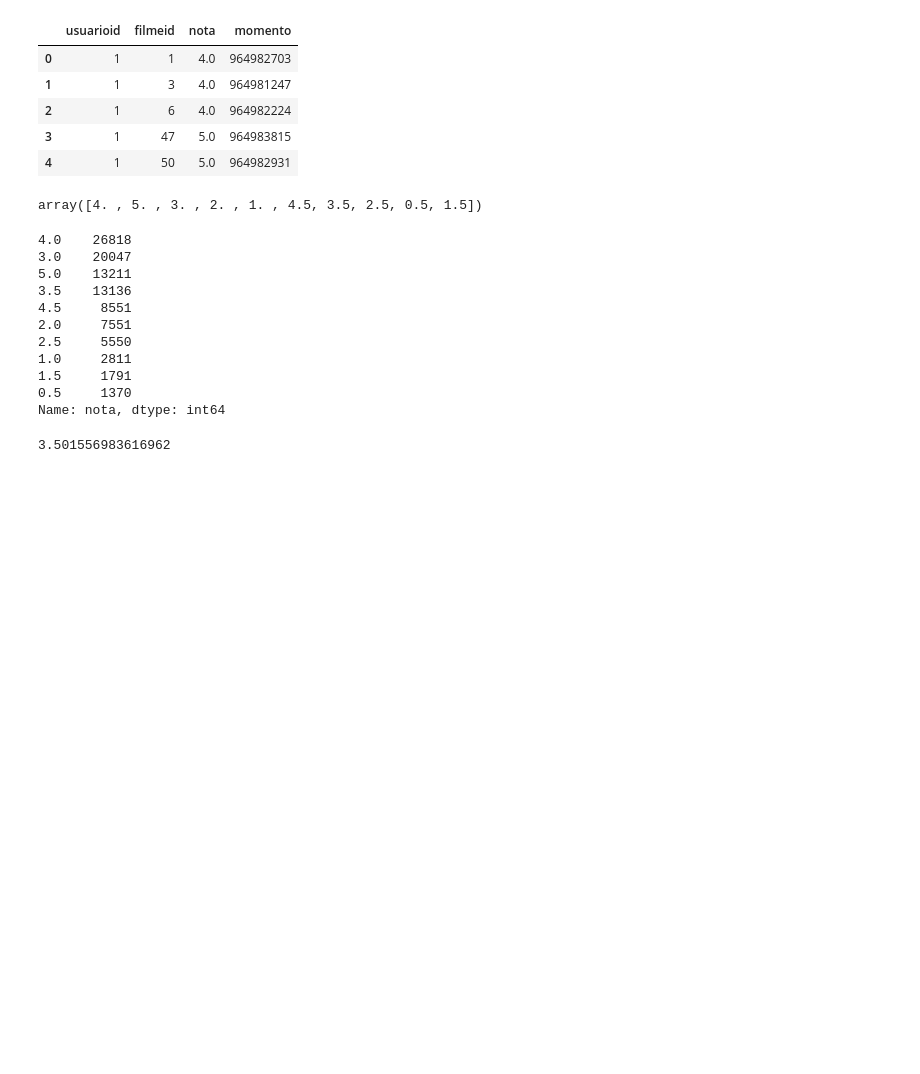
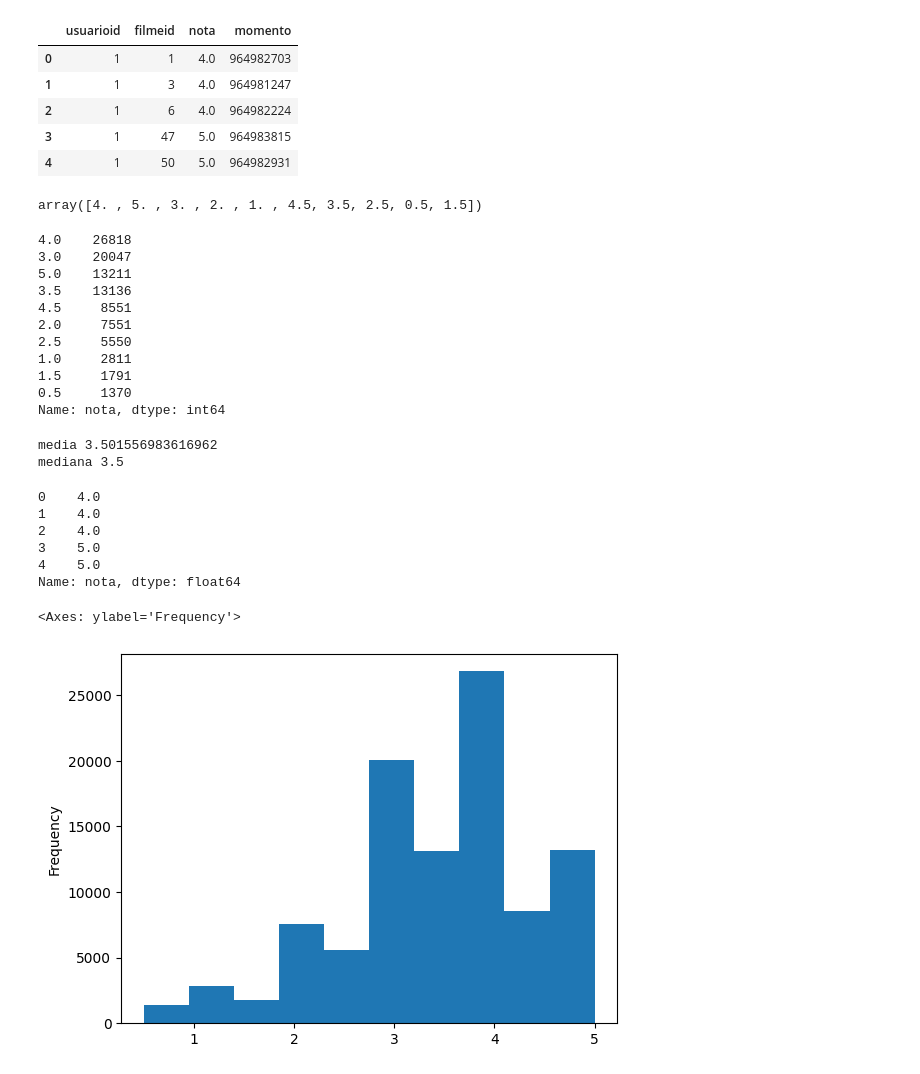
Before and after one commit to LRFNDS/iniciando-em-data-science, a Jupyter notebook: introdução_a_Data_Science_ok.ipynb, the cells around one changed output. Drawn from its saved outputs; the diff is of its cells as text; code cells hidden in the pictures; blank space fills up the shorter version.

```diff
--- a/introdução_a_Data_Science_ok.ipynb
+++ b/introdução_a_Data_Science_ok.ipynb
@@ -45,7 +45,23 @@ notas['nota'].value_counts()
 1.5     1791
 0.5     1370
 Name: nota, dtype: int64
+# %%
+print("media",notas['nota'].mean())
+print("mediana",notas['nota'].median())
+# %% [output]
+media 3.501556983616962
+mediana 3.5
 # %%
-notas['nota'].mean()
+notas.nota.head()
 # %% [output]
-3.501556983616962
+0    4.0
+1    4.0
+2    4.0
+3    5.0
+4    5.0
+Name: nota, dtype: float64
+# %%
+notas.nota.plot(kind = 'hist')
+# %% [output]
+<Axes: ylabel='Frequency'>
+[figure, added]
```
Also changed, not shown: parts of 2 cells of this notebook.
